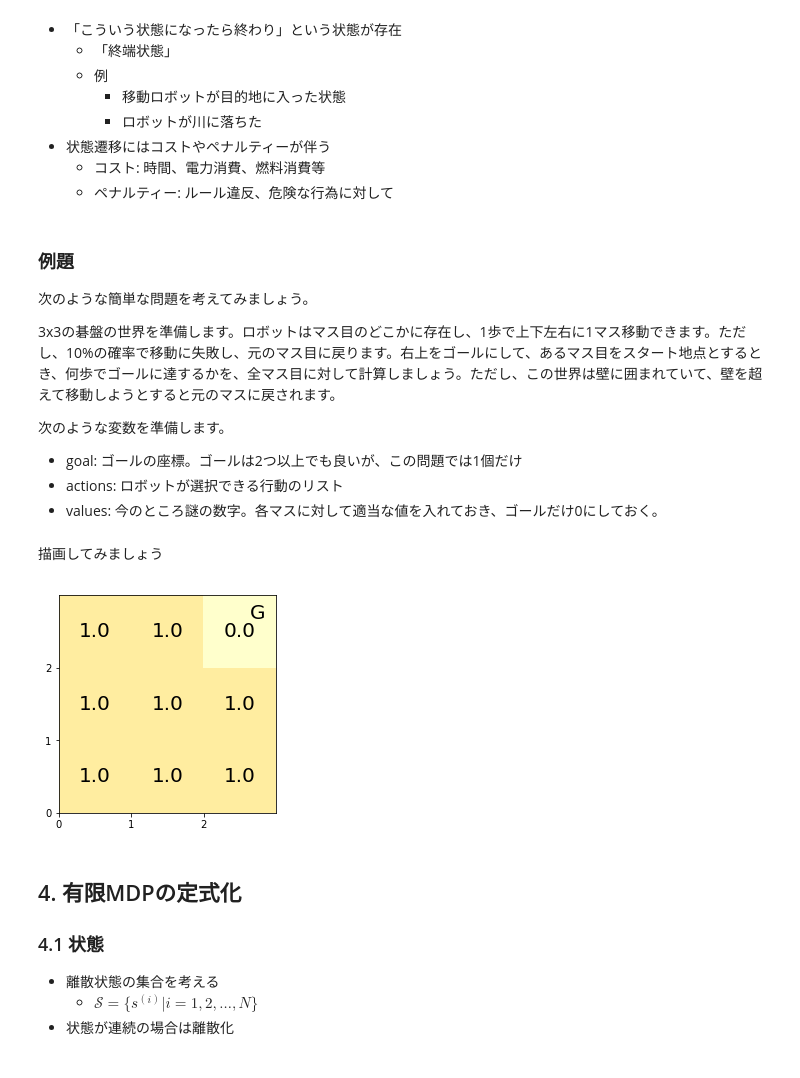
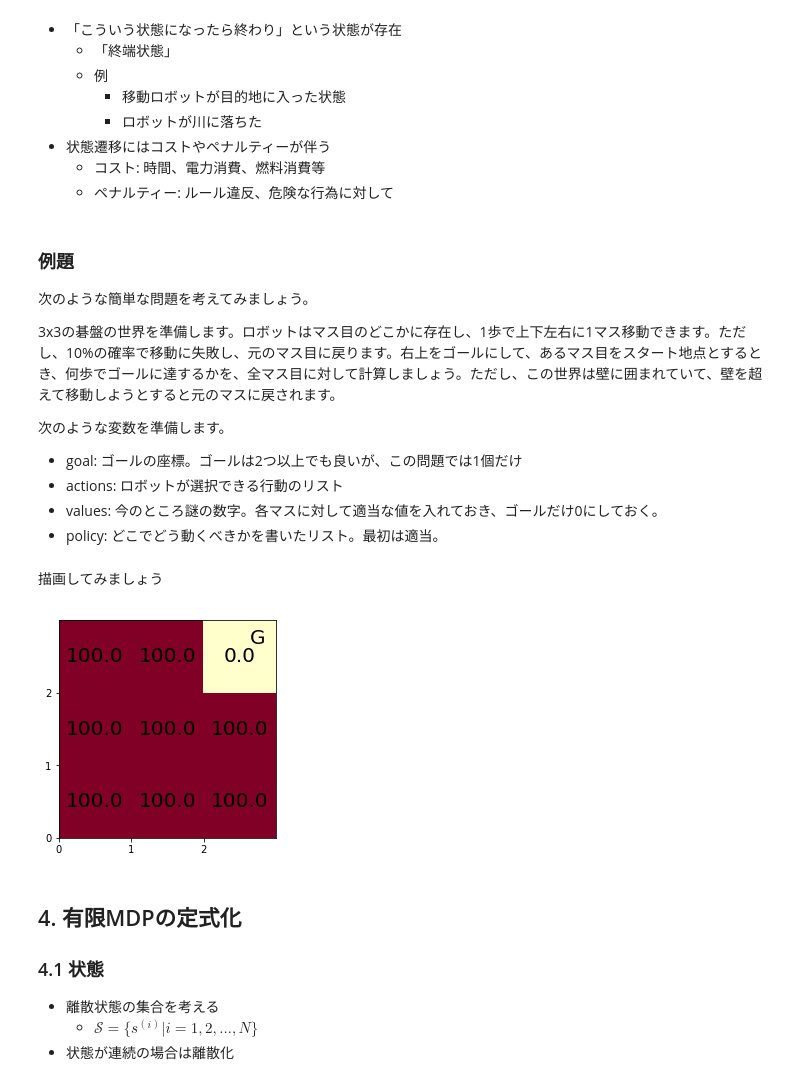
Before and after one commit to ryuichiueda/probrobo2017, a Jupyter notebook: 07.ipynb, the cells around one changed output. Saved outputs shown, nothing was run; the diff lists cells and outputs as text; code cells hidden in the pictures.

```diff
--- a/07.ipynb
+++ b/07.ipynb
@@ -44,42 +44,48 @@
 * goal: ゴールの座標。ゴールは2つ以上でも良いが、この問題では1個だけ
 * actions: ロボットが選択できる行動のリスト
 * values: 今のところ謎の数字。各マスに対して適当な値を入れておき、ゴールだけ0にしておく。
+* policy: どこでどう動くべきかを書いたリスト。最初は適当。
 # %%
 %matplotlib inline
 import numpy as np
 
 size = 3                                                       # 1辺が3マス
-values = [[1,1,1],[1,1,1],[1,1,0]]           # 3x3のマス目の世界を作る。数字は今のところ謎の数字としておきます
+values = [[100,100,100],[100,100,100],[100,100,0]]           # 3x3のマス目の世界を作る。数字は今のところ謎の数字としておきます
 goal = (2,2)                                               # ゴールを1個だけ座標(2,2)に置く
 actions = ["up","down","left","right"]  # ロボットが選択できる行動のリスト
+policy = [["up","up","up"],["up","up","up"],["up","up",None]]
 # %% [markdown]
 描画してみましょう
 # %%
 import matplotlib.pyplot as plt
 import matplotlib.patches as patches
 
-def draw(mark_pos, action):  # mark_pos はあとで使います。
+def draw(mark_pos, action):
     fig, ax = plt.subplots()
     mp = ax.pcolor(values, cmap=plt.cm.YlOrRd,vmin=0,vmax=8)
     ax.set_aspect(1)
     ax.set_xticks(range(size), minor=False)
     ax.set_yticks(range(size), minor=False)
 
     for x in range(len(values)):
         for y in range(len(values[0])):
             plt.text(x+0.5,y+0.5,int(1000*values[x][y])/1000,ha = 'center', va = 'center', size=20)
 
     plt.text(goal[0]+0.75,goal[1]+0.75,"G",ha = 'center', va = 'center', size=20)
 
-    if mark_pos != None:   # ここはまだ実装しなくてもよい
+    if mark_pos == "all":   # 指定した位置にactionの文字列を書くという処理
+        for x in range(size):
+            for y in range(size):
+                plt.text(x+0.5,y+0.25,policy[x][y],ha = 'center', va = 'center', size=20)
+    elif mark_pos != None:
         plt.text(mark_pos[0]+0.5,mark_pos[1]+0.25,action,ha = 'center', va = 'center', size=20)
 
     plt.show()
     fig.clear()
 
 draw(None,None)
 # %% [output]
-[figure, old version]
+[figure, new version]
 # %% [markdown]
 
 ## 4. 有限MDPの定式化
```
Also changed, not shown: parts of 9 cells of this notebook.
